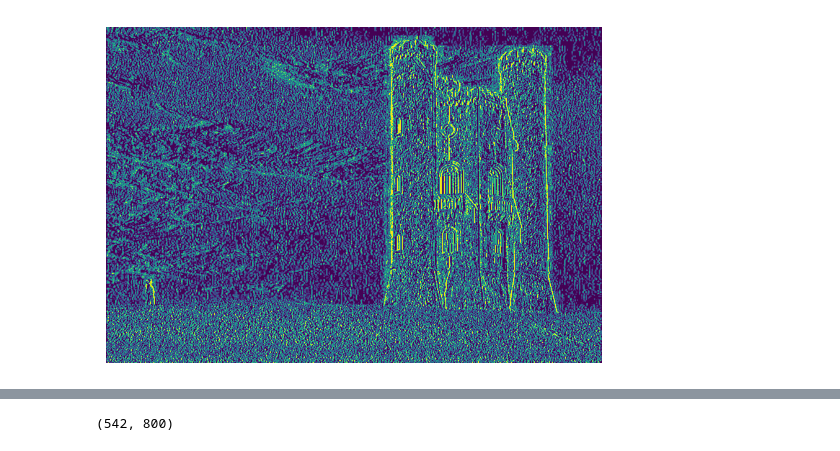
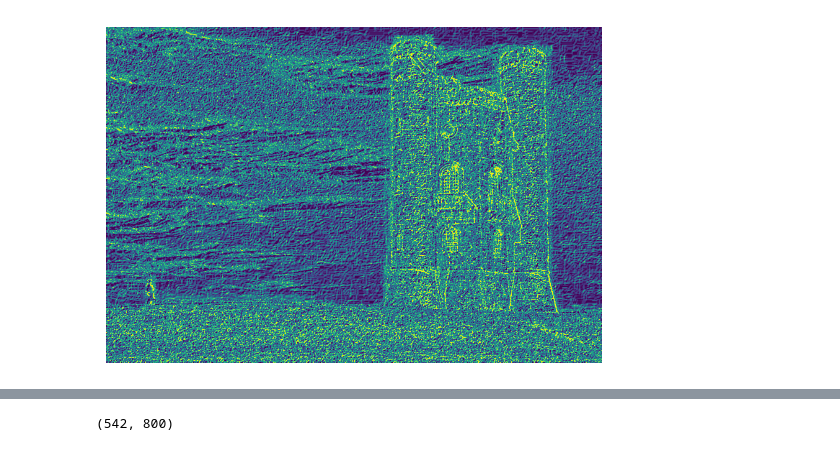
Before and after one commit to Siddhu2502/fluidimageresizing, a Jupyter notebook: traialstuff.ipynb, the cells around one changed output, grey strips where cells are left out. Cells and saved outputs as stored; diff of their text form; code cells hidden in the pictures.

```diff
--- a/traialstuff.ipynb
+++ b/traialstuff.ipynb
@@ -24,16 +27,19 @@ plt.show()
 # %%
 b,g,r = cv2.split(img)
 
-b_energy_scharr = np.absolute(cv2.Scharr(b, -2, 1, 0)) + np.absolute(cv2.Scharr(b, -2, 1, 0))
-g_energy_scharr = np.absolute(cv2.Scharr(g, -2, 1, 0)) + np.absolute(cv2.Scharr(g, -2, 1, 0))
-r_energy_scharr = np.absolute(cv2.Scharr(r, -2, 1, 0)) + np.absolute(cv2.Scharr(r, -2, 1, 0))
+b_energy_scharr = np.absolute(cv2.filter2D(b, -1, np.array([[-3, 0, 3], [-10, 0, 10], [-3, 0, 3]]))
+                                + cv2.filter2D(b, -1, np.array([[-3, -10, -3], [0, 0, 0], [3, 10, 3]])))
+g_energy_scharr = np.absolute(cv2.filter2D(g, -1, np.array([[-3, 0, 3], [-10, 0, 10], [-3, 0, 3]]))
+                                + cv2.filter2D(g, -1, np.array([[-3, -10, -3], [0, 0, 0], [3, 10, 3]])))
+r_energy_scharr = np.absolute(cv2.filter2D(r, -1, np.array([[-3, 0, 3], [-10, 0, 10], [-3, 0, 3]]))
+                                + cv2.filter2D(r, -1, np.array([[-3, -10, -3], [0, 0, 0], [3, 10, 3]])))
 
 
 scharr = b_energy_scharr+ g_energy_scharr+ r_energy_scharr
 
 # plot
 plt.imshow(scharr)
 plt.axis('off')
 plt.show()
 # %% [output]
-[figure, old version]
+[figure, new version]
```
Also changed, not shown: parts of 4 cells of this notebook, 41 other files.
